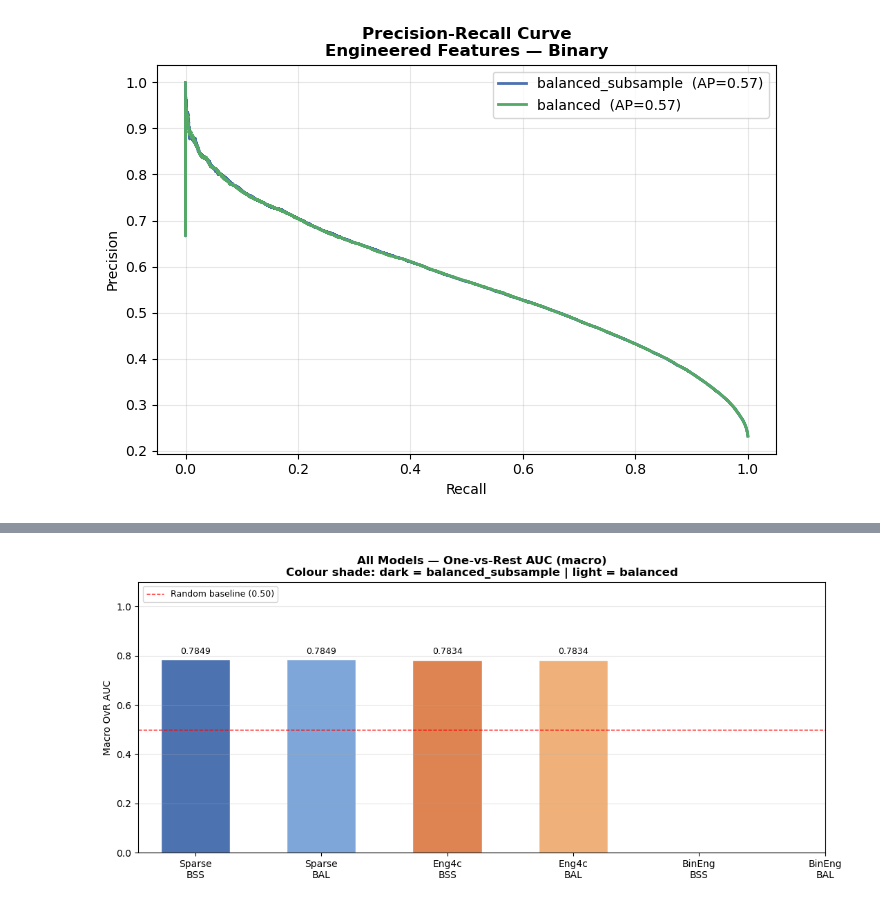
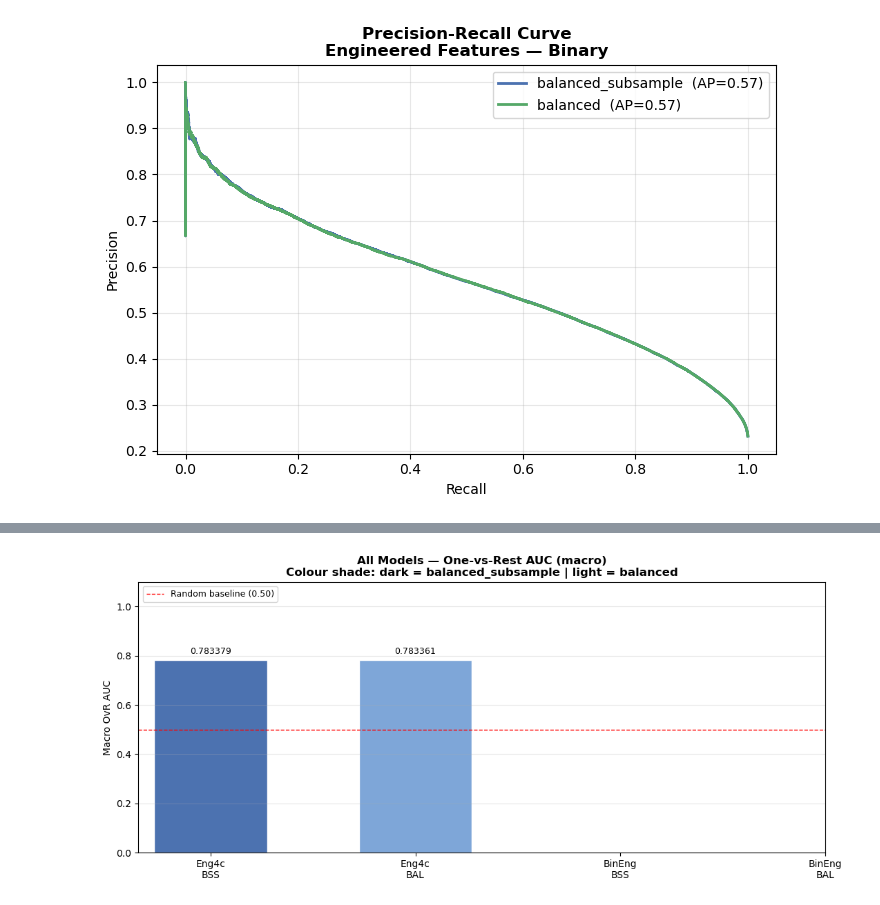
Before and after one commit to ingridalt/DSC-288R-CAPSTONE, a Jupyter notebook: 4_Models/4b_RandomForest_Model.ipynb, the cells around one changed output, grey strips where cells are left out. Drawn from its saved outputs; the diff is of its cells as text; code cells hidden in the pictures.

```diff
--- a/4_Models/4b_RandomForest_Model.ipynb
+++ b/4_Models/4b_RandomForest_Model.ipynb
@@ -372,7 +165,7 @@ Confusion matrix:
 # %% [markdown]
 ### Visualisations — 4-Class Engineered Feature Models
 # %%
-# Precision-Recall Curves Sparse Features (4-class)
+# Precision-Recall Curves — Engineered Features (4-class)
 from sklearn.metrics import precision_recall_curve, average_precision_score
 from sklearn.preprocessing import label_binarize
 import matplotlib.pyplot as plt
@@ -382,22 +175,22 @@ classes     = [0, 1, 2, 3]
 class_names = ["0 (Stable)", "1 (Near Poverty)", "2 (Poverty)", "3 (Deep Poverty)"]
 colours     = ["#4C72B0", "#DD8452", "#55A868", "#C44E52"]
 
-y_test_bin   = label_binarize(y_test, classes=classes)
-proba_bss    = rf_bss.predict_proba(X_test_sparse)
-proba_bal    = rf_bal.predict_proba(X_test_sparse)
+y_test_4c_bin = label_binarize(y_test_4c, classes=classes)
+proba_4c_bss  = rf_4c_bss.predict_proba(X_test_4c)
+proba_4c_bal  = rf_4c_bal.predict_proba(X_test_4c)
 
 fig, axes = plt.subplots(1, 2, figsize=(14, 5))
 
 for ax, proba, title in zip(axes,
-                             [proba_bss, proba_bal],
+                             [proba_4c_bss, proba_4c_bal],
                              ["balanced_subsample", "balanced"]):
     for i, (cls, col) in enumerate(zip(class_names, colours)):
-        prec, rec, _ = precision_recall_curve(y_test_bin[:, i], proba[:, i])
-        ap = average_precision_score(y_test_bin[:, i], proba[:, i])
+        prec, rec, _ = precision_recall_curve(y_test_4c_bin[:, i], proba[:, i])
+        ap = average_precision_score(y_test_4c_bin[:, i], proba[:, i])
         ax.plot(rec, prec, color=col, lw=2, label=f"{cls}  (AP={ap:.2f})")
     ax.set_xlabel("Recall")
     ax.set_ylabel("Precision")
-    ax.set_title(f"Precision-Recall Curves\nSparse Features — {title}", fontweight="bold")
+    ax.set_title(f"Precision-Recall Curves\nEngineered Features 4-class — {title}", fontweight="bold")
     ax.legend(fontsize=9)
     ax.grid(alpha=0.3)
 
@@ -829,8 +622,6 @@ def ovr_auc(model, X, y):
 
 
 model_labels = [
-    "Sparse\nBSS",
-    "Sparse\nBAL",
     "Eng4c\nBSS",
     "Eng4c\nBAL",
     "BinEng\nBSS",
@@ -838,8 +629,6 @@ model_labels = [
 ]
 
 macro_f1_vals = [
-    report_sub["macro avg"]["f1-score"],
-    report_bal["macro avg"]["f1-score"],
     report_4c_bss["macro avg"]["f1-score"],
     report_4c_bal["macro avg"]["f1-score"],
     report_eng_bss["macro avg"]["f1-score"],
@@ -847,8 +636,6 @@ macro_f1_vals = [
 ]
 
 macro_recall_vals = [
-    macro_recall(report_sub),
-    macro_recall(report_bal),
     macro_recall(report_4c_bss),
     macro_recall(report_4c_bal),
     macro_recall(report_eng_bss),
@@ -856,8 +643,6 @@ macro_recall_vals = [
 ]
 
 auc_vals = [
-    ovr_auc(rf_bss,     X_test_sparse, y_test),
-    ovr_auc(rf_bal,     X_test_sparse, y_test),
     ovr_auc(rf_4c_bss,  X_test_4c,     y_test_4c),
     ovr_auc(rf_4c_bal,  X_test_4c,     y_test_4c),
     ovr_auc(rf_eng_bss, X_test_eng,    y_test_eng),
@@ -865,8 +650,6 @@ auc_vals = [
 ]
 
 accuracy_vals = [
-    accuracy_score(y_test,     y_pred_bss),
-    accuracy_score(y_test,     y_pred_bal),
     accuracy_score(y_test_4c,  y_pred_4c_bss),
     accuracy_score(y_test_4c,  y_pred_4c_bal),
     accuracy_score(y_test_eng, y_pred_eng_bss),
@@ -933,33 +714,34 @@ plt.show()
 # %%
 # Bar chart: One-vs-Rest AUC for all models
 import matplotlib.pyplot as plt
 import numpy as np
 
-colours_auc = ["#4C72B0","#7EA6D8","#DD8452","#F0B07A","#55A868","#85C98F"]
+# blue pair = Engineered 4-class, green pair = Engineered Binary
+colours_auc = ["#4C72B0", "#7EA6D8", "#55A868", "#85C98F"]
 
 fig, ax = plt.subplots(figsize=(11, 5))
 bars = ax.bar(np.arange(len(model_labels)), auc_vals, color=colours_auc, edgecolor="white", width=0.55)
-ax.bar_label(bars, fmt="%.4f", padding=4, fontsize=9)
+ax.bar_label(bars, fmt="%.6f", padding=4, fontsize=9)
 
 ax.set_xticks(np.arange(len(model_labels)))
 ax.set_xticklabels(model_labels, fontsize=10)
 ax.set_ylabel("Macro OvR AUC")
 ax.set_ylim(0, 1.1)
 ax.set_title("All Models — One-vs-Rest AUC (macro)\n"
              "Colour shade: dark = balanced_subsample | light = balanced",
              fontsize=12, fontweight="bold")
 ax.grid(axis="y", alpha=0.3)
 ax.axhline(0.5, color="red", linestyle="--", linewidth=1, label="Random baseline (0.50)")
 ax.legend(fontsize=9)
 
 best_auc = int(np.argmax(auc_vals))
 ax.annotate("★ Best AUC", xy=(best_auc, auc_vals[best_auc] + 0.02),
             ha="center", color="darkred", fontsize=9, fontweight="bold")
 
 plt.tight_layout()
 plt.show()
 # %% [output]
-[figure, old version]
+[figure, new version]
 # %%
 #  Heatmap scorecard: all 6 models × 4 key metrics
 import matplotlib.pyplot as plt
```
Also changed, not shown: parts of 22 cells of this notebook, 2 other files.
